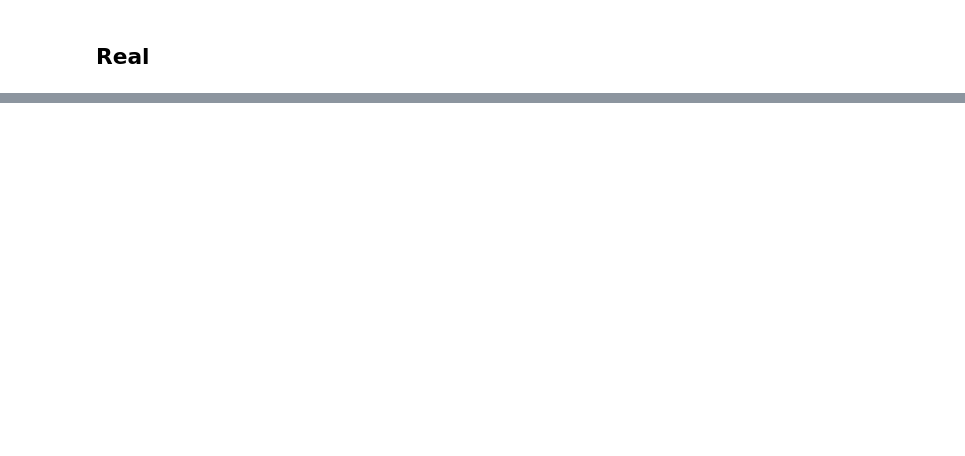
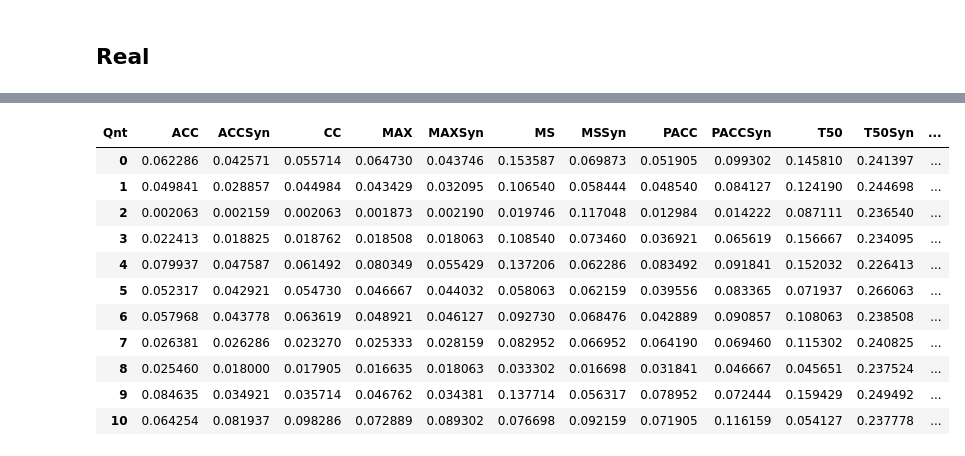
Before and after one commit to JPOrtegaa/score-drift-quantification, a Jupyter notebook: plots_paper.ipynb, the cells around one changed output, grey strips where cells are left out. Saved outputs shown, nothing was run; the diff lists cells and outputs as text; code cells hidden in the pictures; blank space fills up the shorter version.

```diff
--- a/plots_paper.ipynb
+++ b/plots_paper.ipynb
@@ -178,7 +182,7 @@ plot_density(x)
 # %% [markdown]
 # Results
 # %%
-results_path = '/results_paper/'
+results_path = './results_paper/'
 # %% [markdown]
 ## Synthetic
 # %%
@@ -190,0 +330,17 @@ FileNotFoundError: [Errno 2] No such file or directory: '/results_paper/results_
+# %%
+pivot_real = grouped_real.pivot(index='dataset', columns='Qnt', values='AE').reset_index()
+pivot_real.drop(columns='dataset', inplace=True)
+pivot_real
+# %% [output]
+| Qnt | ACC | ACCSyn | CC | MAX | MAXSyn | MS | MSSyn | PACC | PACCSyn | T50 | T50Syn | ... |
+| 0 | 0.062286 | 0.042571 | 0.055714 | 0.064730 | 0.043746 | 0.153587 | 0.069873 | 0.051905 | 0.099302 | 0.145810 | 0.241397 | ... |
+| 1 | 0.049841 | 0.028857 | 0.044984 | 0.043429 | 0.032095 | 0.106540 | 0.058444 | 0.048540 | 0.084127 | 0.124190 | 0.244698 | ... |
+| 2 | 0.002063 | 0.002159 | 0.002063 | 0.001873 | 0.002190 | 0.019746 | 0.117048 | 0.012984 | 0.014222 | 0.087111 | 0.236540 | ... |
+| 3 | 0.022413 | 0.018825 | 0.018762 | 0.018508 | 0.018063 | 0.108540 | 0.073460 | 0.036921 | 0.065619 | 0.156667 | 0.234095 | ... |
+| 4 | 0.079937 | 0.047587 | 0.061492 | 0.080349 | 0.055429 | 0.137206 | 0.062286 | 0.083492 | 0.091841 | 0.152032 | 0.226413 | ... |
+| 5 | 0.052317 | 0.042921 | 0.054730 | 0.046667 | 0.044032 | 0.058063 | 0.062159 | 0.039556 | 0.083365 | 0.071937 | 0.266063 | ... |
+| 6 | 0.057968 | 0.043778 | 0.063619 | 0.048921 | 0.046127 | 0.092730 | 0.068476 | 0.042889 | 0.090857 | 0.108063 | 0.238508 | ... |
+| 7 | 0.026381 | 0.026286 | 0.023270 | 0.025333 | 0.028159 | 0.082952 | 0.066952 | 0.064190 | 0.069460 | 0.115302 | 0.240825 | ... |
+| 8 | 0.025460 | 0.018000 | 0.017905 | 0.016635 | 0.018063 | 0.033302 | 0.016698 | 0.031841 | 0.046667 | 0.045651 | 0.237524 | ... |
+| 9 | 0.084635 | 0.034921 | 0.035714 | 0.046762 | 0.034381 | 0.137714 | 0.056317 | 0.078952 | 0.072444 | 0.159429 | 0.249492 | ... |
+| 10 | 0.064254 | 0.081937 | 0.098286 | 0.072889 | 0.089302 | 0.076698 | 0.092159 | 0.071905 | 0.116159 | 0.054127 | 0.237778 | ... |
```
Also changed, not shown: parts of 11 cells of this notebook.
